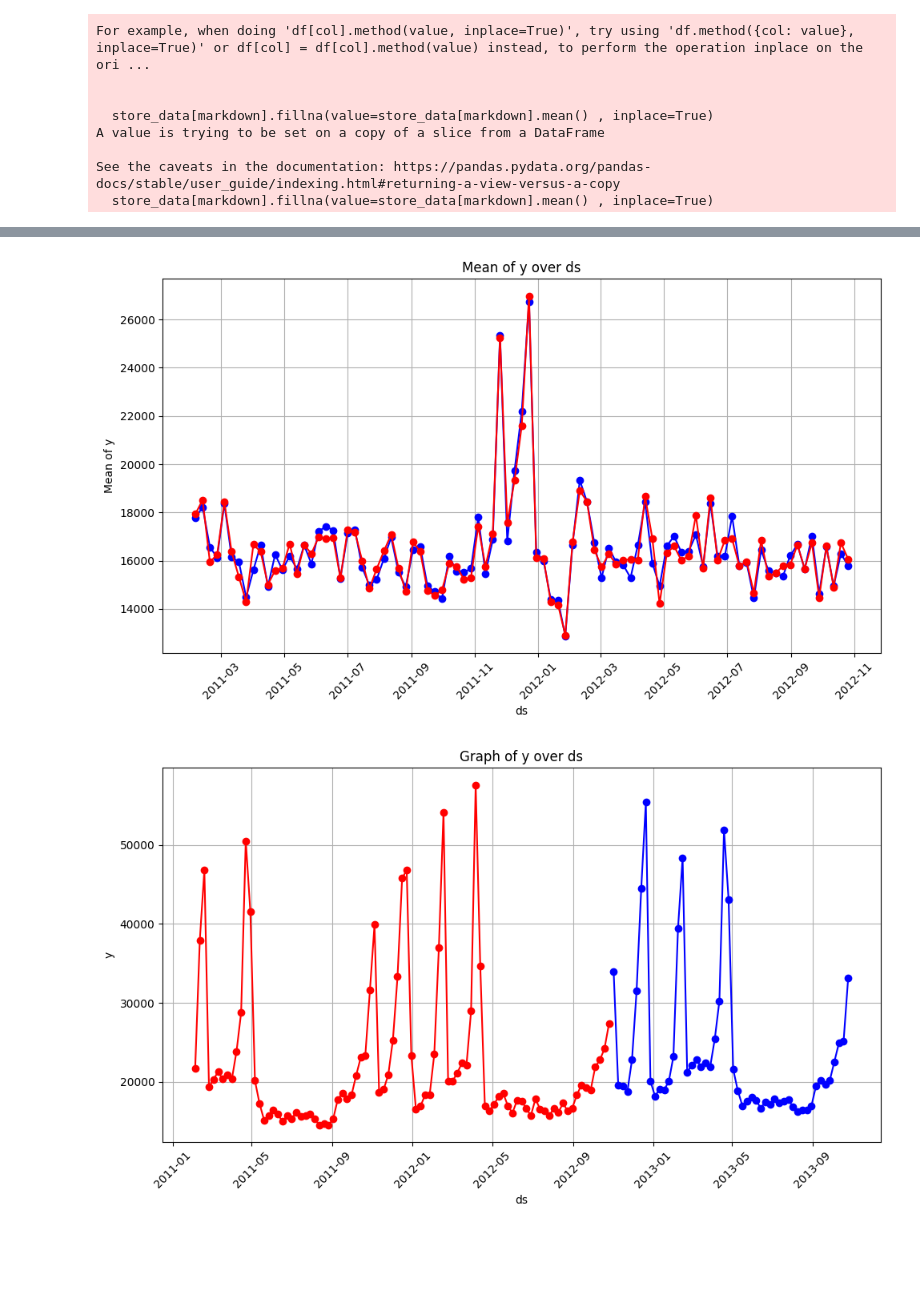
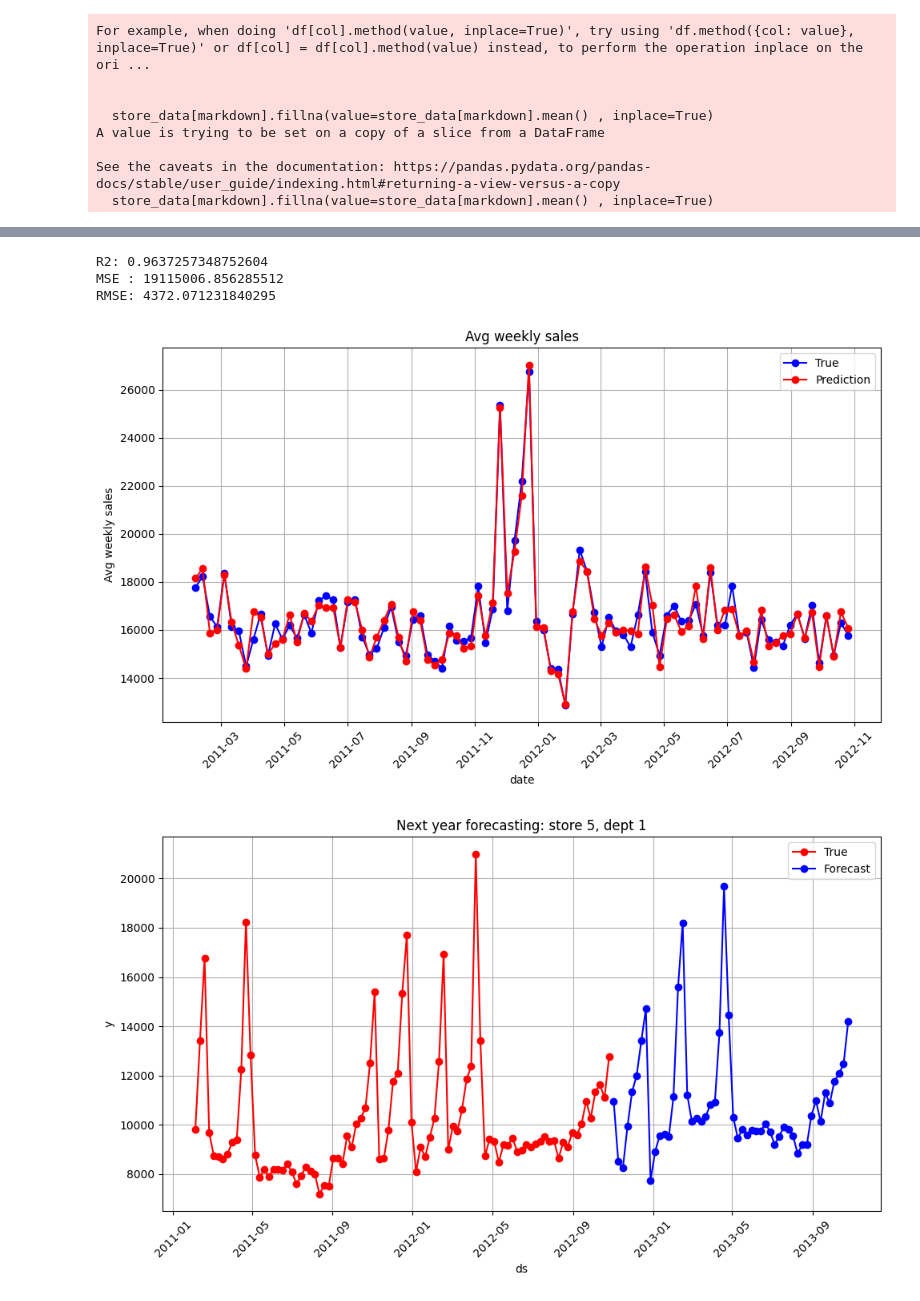
Before and after one commit to jpgianfaldoni/challenge-mle, a Jupyter notebook: notebooks/prophet_training.ipynb, the cells around one changed output, grey strips where cells are left out. Cells and saved outputs as stored; diff of their text form; code cells hidden in the pictures; blank space fills up the shorter version.

```diff
--- a/notebooks/prophet_training.ipynb
+++ b/notebooks/prophet_training.ipynb
@@ -15,8 +17,8 @@ df['lag_weekly_sales'] = df.groupby(['Store', 'Dept'])['Weekly_Sales'].shift(52)
 df.reset_index(inplace=True)
 df = df.dropna(subset=['lag_weekly_sales'])
 # %%
-store_data = df[['Date', 'Weekly_Sales', 'Size','Store', 'Dept','MarkDown1','MarkDown2', 'MarkDown3', 'MarkDown4', 'MarkDown5', 'week', 'month', 'day', 'lag_weekly_sales']]
-store_data.columns = ['ds', 'y', 'Size', 'Store', 'Dept','MarkDown1','MarkDown2', 'MarkDown3', 'MarkDown4', 'MarkDown5', 'week', 'month', 'day', 'lag_weekly_sales']
+store_data = df[['Date', 'Weekly_Sales', 'Size','Store', 'Dept','MarkDown1','MarkDown2', 'MarkDown3', 'MarkDown4', 'MarkDown5', 'week', 'month', 'day', 'lag_weekly_sales', 'IsHoliday']]
+store_data.columns = ['ds', 'y', 'Size', 'Store', 'Dept','MarkDown1','MarkDown2', 'MarkDown3', 'MarkDown4', 'MarkDown5', 'week', 'month', 'day', 'lag_weekly_sales', 'IsHoliday']
 regressors = ['Size','Store', 'Dept','MarkDown1','MarkDown2', 'MarkDown3', 'MarkDown4', 'MarkDown5', 'week', 'month', 'day', 'lag_weekly_sales']
 # %%
 new_years = pd.DataFrame({
@@ -26,24 +28,25 @@ new_years = pd.DataFrame({
 thanksgiving = pd.DataFrame({
 'holiday': 'thanksgiving',
 'ds': pd.to_datetime(['2010-11-26', '2011-11-25']),
-'lower_window': -5,
-'upper_window': 5,
+'lower_window': 0,
+'upper_window': 0,
 })
 superbowls = pd.DataFrame({
 'holiday': 'superbowl',
 'ds': pd.to_datetime(['2010-02-12', '2012-02-10', '2011-02-11']),
-'lower_window': -5,
-'upper_window': 5,
+'lower_window': 0,
+'upper_window': 0,
 })
 labor_days = pd.DataFrame({
 'holiday': 'labor_day',
 'ds': pd.to_datetime(['2010-09-10', '2011-09-09', '2012-09-07']),
-'lower_window': -5,
-'upper_window': 5,
+'lower_window': 0,
+'upper_window': 0,
 })
 holidays = pd.concat((new_years, superbowls, thanksgiving,labor_days))
 # %%
-model = Prophet(holidays=holidays, holidays_prior_scale = 50)
+model = Prophet(holidays=holidays, holidays_prior_scale = 50, weekly_seasonality=True)
+model.add_seasonality(name='weekly_on_season', period=7, fourier_order=3, condition_name='IsHoliday')
 model.add_country_holidays(country_name='US')
 for regressor in regressors:
     model.add_regressor(regressor)
@@ -77,3 +80,11 @@ test = test.sort_values(by='ds', ascending=True)
+# %%
+print(f'R2: {r2_score(test['y'], forecast['yhat'])}')
+print(f'MSE : {mean_squared_error(test['y'], forecast['yhat'])}')
+print(f'RMSE: {np.sqrt(mean_squared_error(test['y'], forecast['yhat']))}')
+# %% [output]
+R2: 0.9637257348752604
+MSE : 19115006.856285512
+RMSE: 4372.071231840295
 # %%
 test['ds'] = pd.to_datetime(test['ds'])
 df_grouped = test.groupby('ds', as_index=False)['y'].mean()
@@ -87,12 +98,13 @@ plt.xlabel('date')
 plt.ylabel('Avg weekly sales')
 plt.grid(True)
 plt.xticks(rotation=45)
+plt.legend(['True', 'Prediction'])
 plt.tight_layout()
 plt.show()
 # %% [output]
-[figure, old version]
+[figure, new version]
 # %%
-single_store = store_data[(store_data['Store'] == 1) & (store_data['Dept'] == 1)]
+single_store = store_data[(store_data['Store'] == 5) & (store_data['Dept'] == 1)]
 single_store = single_store.sort_values(by='ds', ascending=True)
 last_row = single_store.tail(1)
 last_date = pd.to_datetime(last_row['ds'].iloc[0])
@@ -101,23 +113,25 @@ last_rows = pd.DataFrame({
 })
 last_rows = last_rows.join(single_store.tail(52).reset_index(drop=True).drop(columns=['ds']))
 result_df = last_rows
+result_df = result_df.drop(columns=['y'])
 # %%
 predictions = model.predict(result_df)
 # %%
 predictions['ds'] = pd.to_datetime(predictions['ds'])
 single_store['ds'] = pd.to_datetime(single_store['ds'])
 plt.figure(figsize=(10, 6))
 plt.plot(single_store['ds'], single_store['y'], marker='o', linestyle='-', color='r')
 plt.plot(predictions['ds'], predictions['yhat'], marker='o', linestyle='-', color='b')
-plt.title('Graph of y over ds')
+plt.title('Next year forecasting: store 5, dept 1')
 plt.xlabel('ds')
 plt.ylabel('y')
 plt.grid(True)
+plt.legend(['True', 'Forecast'])
 plt.xticks(rotation=45)
 plt.tight_layout()
 plt.show()
 # %% [output]
-[figure, old version]
+[figure, new version]
 # %%
 regressor_coef = regressor_coefficients(model)
 regressor_coef[['regressor', 'regressor_mode', 'coef']].sort_values('coef')
```
Also changed, not shown: parts of 13 cells of this notebook, 5 other files.
